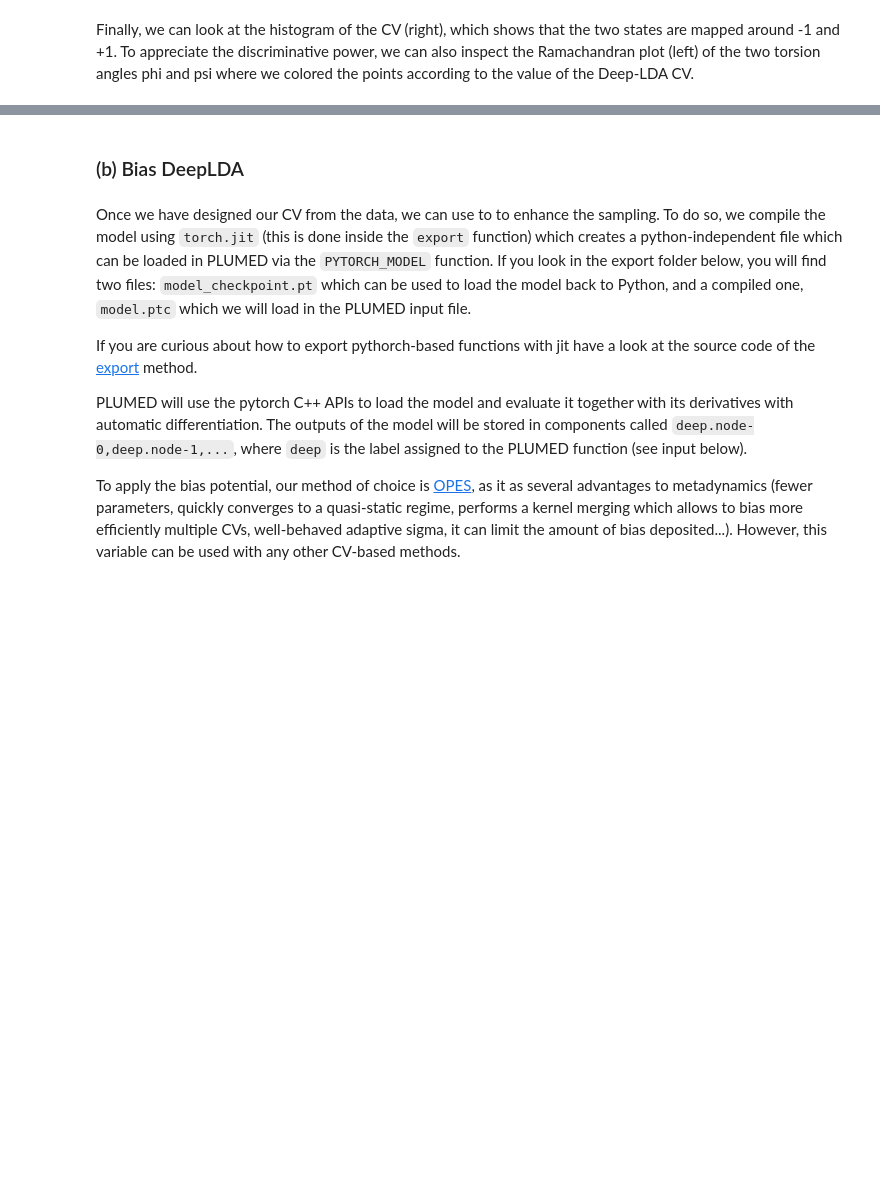
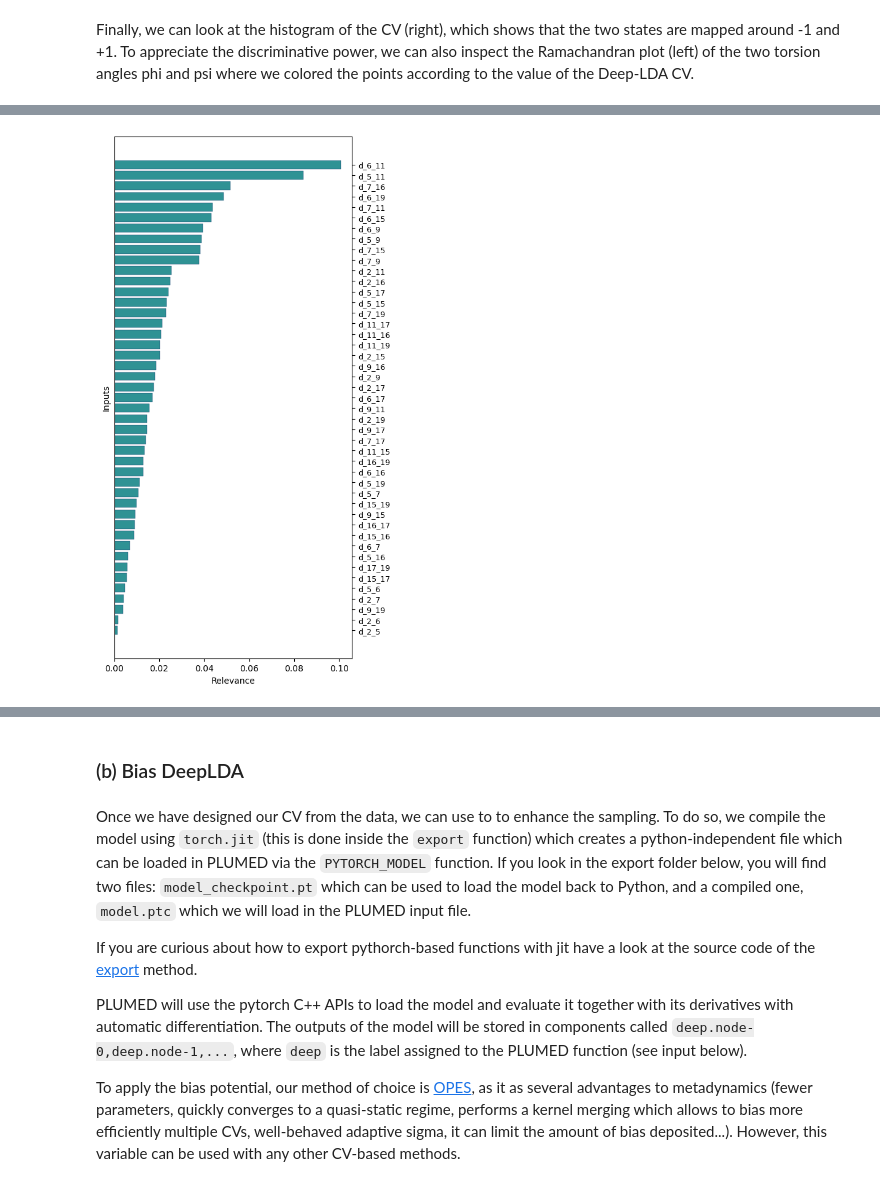
Before and after one commit to luigibonati/masterclass-plumed, a Jupyter notebook: tutorial1_DeepLDA.ipynb, the cells around one changed output, grey strips where cells are left out. Cells and saved outputs as stored; diff of their text form; code cells hidden in the pictures; blank space fills up the shorter version.

Commit message:
added features relevance

```diff
--- a/tutorial1_DeepLDA.ipynb
+++ b/tutorial1_DeepLDA.ipynb
@@ -370,0 +465,60 @@ plt.tight_layout()
+# %%
+# parameters
+multiply_by_stddev = True #whether to multiply derivatives by std dev of inputs
+order_by_importance = True #plot results ordered by importance
+
+#input names
+input_names = colvar.filter(regex='d_').columns.values
+n_input = len(input_names)
+
+#init arrays
+in_num=np.arange(n_input)
+rank=torch.zeros(n_input)
+
+#compute input std dev
+if multiply_by_stddev:
+    in_std=torch.std(X,axis=0).numpy()
+
+#compute the derivatives of the outputs w.r.t. inputs over all training set
+for (x,Y) in train_loader:
+    x.requires_grad=True
+    for x_i,y_i in zip(x,Y):
+        # calculate cv
+        s_i = model(x_i)
+        # calculate derivatives
+        grad_i = torch.autograd.grad(s_i,x_i)
+        # accumulate them
+        rank += grad_i[0].abs()
+
+rank = rank.numpy()
+
+#multiply by std dev
+if multiply_by_stddev:
+    rank = rank * in_std
+
+#normalize to 1
+rank/= np.sum(rank)
+
+#sort
+if order_by_importance:
+    index= rank.argsort()
+    input_names = input_names[index]
+    rank = rank[index]
+
+#plot
+fig=plt.figure(figsize=(5,0.25*n_input), dpi=100)
+ax = fig.add_subplot(111)
+
+if order_by_importance:
+    ax.barh(in_num, rank,color='fessa1',edgecolor = 'fessa0',linewidth=0.3)
+    ax.set_yticklabels(input_names,fontsize=9)
+else:
+    ax.barh(in_num[::-1], rank[::-1],color='fessa1',edgecolor = 'fessa0',linewidth=0.3)
+    ax.set_yticklabels(input_names[::-1],fontsize=9)
+
+ax.set_xlabel('Relevance')
+ax.set_ylabel('Inputs')
+ax.set_yticks(in_num)
+ax.yaxis.tick_right()
+# %% [output]
+[figure, added]
```
Also changed, not shown: parts of 35 cells of this notebook.
